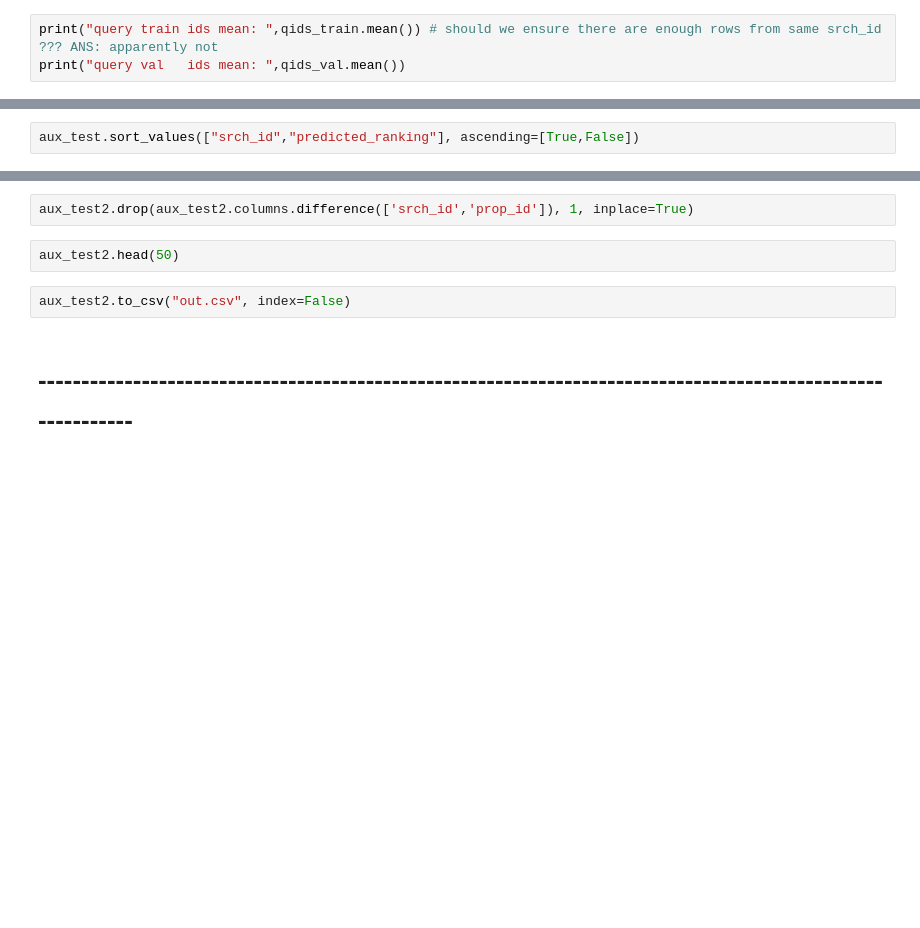
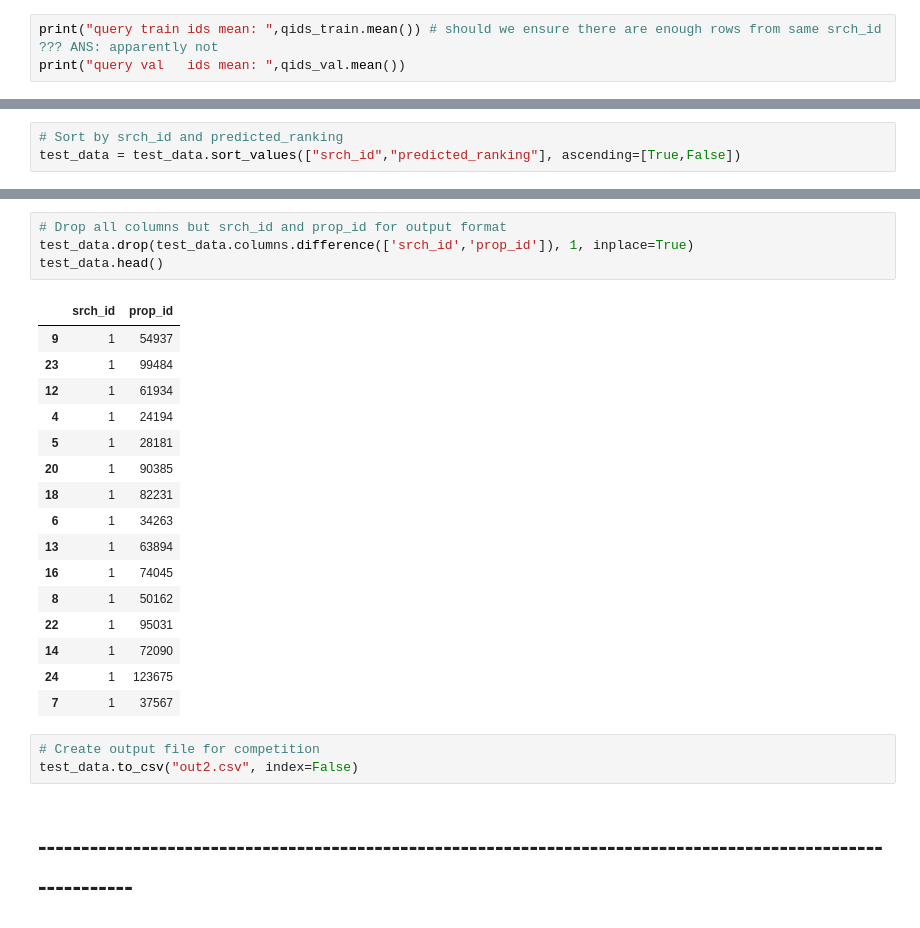
Before and after one commit to martinpucheuaviles/dmt_assignment2-, a Jupyter notebook: dmt_assignment_2_v2.ipynb, the cells around one changed output, grey strips where cells are left out. Cells and saved outputs as stored; diff of their text form; blank space fills up the shorter version.

```diff
--- a/dmt_assignment_2_v2.ipynb
+++ b/dmt_assignment_2_v2.ipynb
@@ -300,2 +299,3 @@ aux_test["predicted_ranking"] = test_pred
 # %%
-aux_test.sort_values(["srch_id","predicted_ranking"], ascending=[True,False])
+# Sort by srch_id and predicted_ranking
+test_data = test_data.sort_values(["srch_id","predicted_ranking"], ascending=[True,False])
@@ -305,8 +311,26 @@ aux_test2
 # %%
-aux_test2.drop(aux_test2.columns.difference(['srch_id','prop_id']), 1, inplace=True)
+# Drop all columns but srch_id and prop_id for output format
+test_data.drop(test_data.columns.difference(['srch_id','prop_id']), 1, inplace=True)
+test_data.head()
+# %% [output]
+|  | srch_id | prop_id |
+| 9 | 1 | 54937 |
+| 23 | 1 | 99484 |
+| 12 | 1 | 61934 |
+| 4 | 1 | 24194 |
+| 5 | 1 | 28181 |
+| 20 | 1 | 90385 |
+| 18 | 1 | 82231 |
+| 6 | 1 | 34263 |
+| 13 | 1 | 63894 |
+| 16 | 1 | 74045 |
+| 8 | 1 | 50162 |
+| 22 | 1 | 95031 |
+| 14 | 1 | 72090 |
+| 24 | 1 | 123675 |
+| 7 | 1 | 37567 |
-# %%
-aux_test2.head(50)
 # %%
-aux_test2.to_csv("out.csv", index=False)
+# Create output file for competition
+test_data.to_csv("out2.csv", index=False)
 # %% [markdown]
 # -------------------------------------------------------------------------------------------------------------
```
Also changed, not shown: parts of 27 cells of this notebook.
